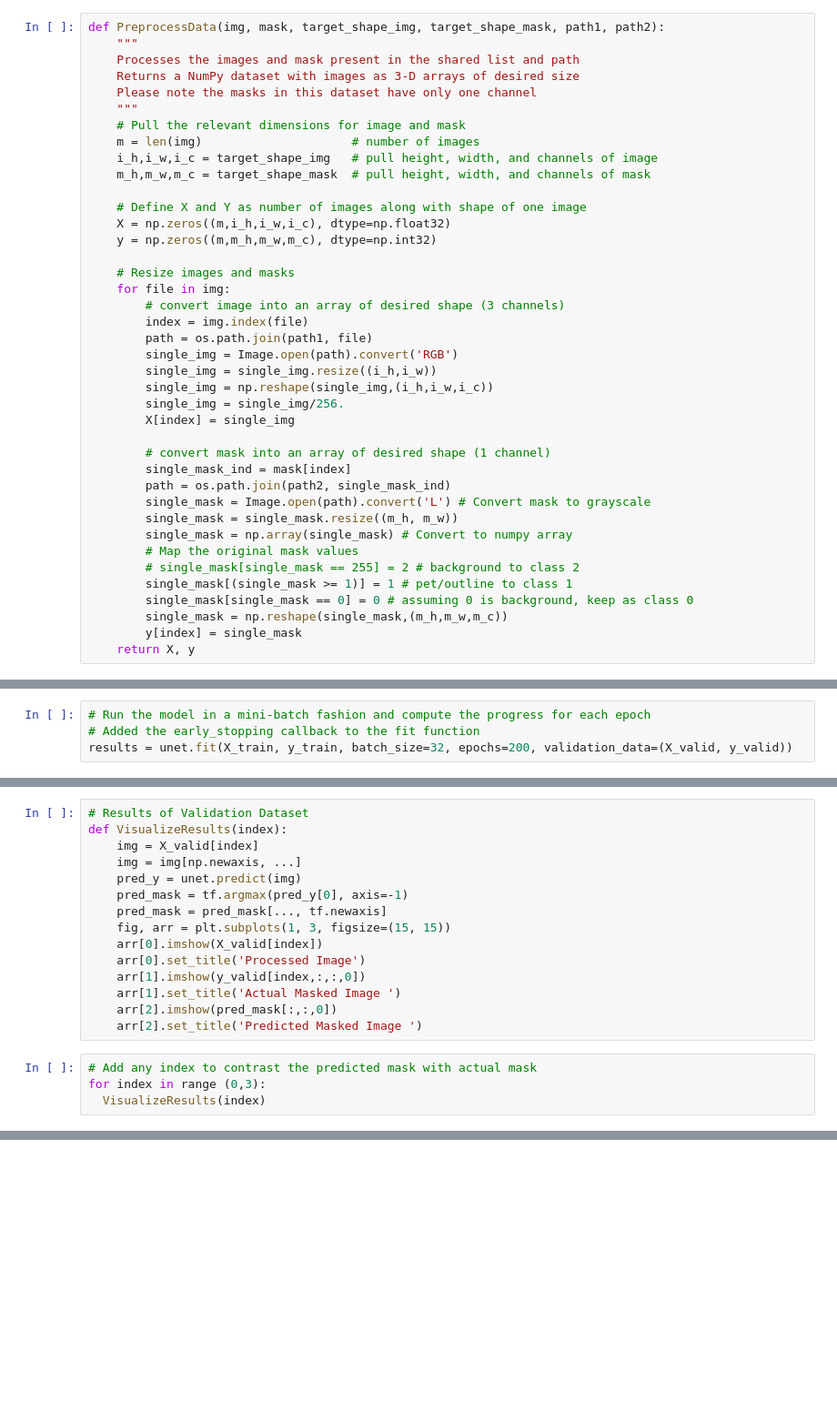
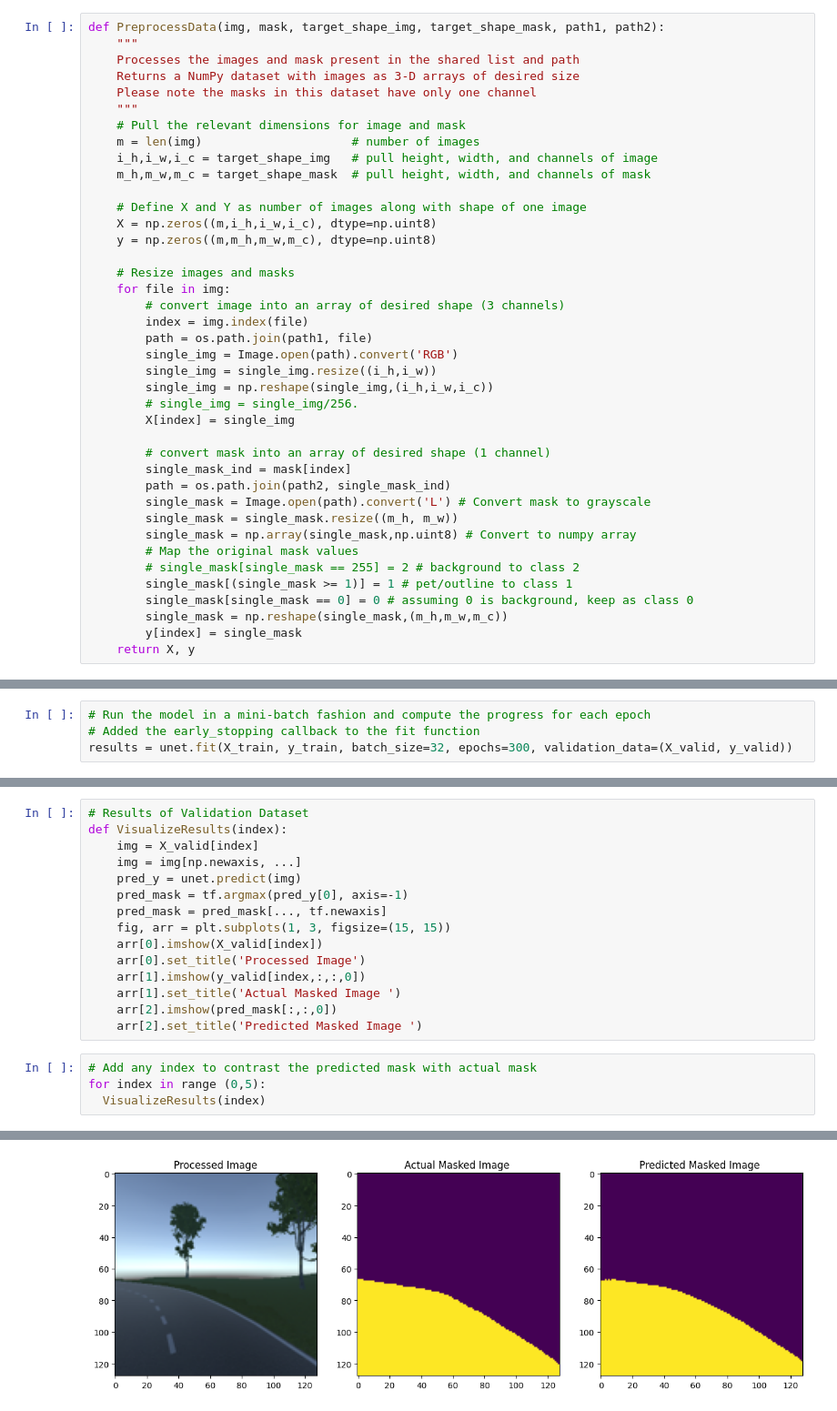
Before and after one commit to Coder0469/UIT_CAR_RACING_H3K, a Jupyter notebook: U_Net_for_Image_Segmentation_From_Scratch_Using_TensorFlow_v4.ipynb, the cells around one changed output, grey strips where cells are left out. Shown at 91% size. Drawn from its saved outputs; the diff is of its cells as text; blank space fills up the shorter version.

```diff
--- a/U_Net_for_Image_Segmentation_From_Scratch_Using_TensorFlow_v4.ipynb
+++ b/U_Net_for_Image_Segmentation_From_Scratch_Using_TensorFlow_v4.ipynb
@@ -107,8 +107,8 @@ def PreprocessData(img, mask, target_shape_img, target_shape_mask, path1, path2)
     m_h,m_w,m_c = target_shape_mask  # pull height, width, and channels of mask
 
     # Define X and Y as number of images along with shape of one image
-    X = np.zeros((m,i_h,i_w,i_c), dtype=np.float32)
-    y = np.zeros((m,m_h,m_w,m_c), dtype=np.int32)
+    X = np.zeros((m,i_h,i_w,i_c), dtype=np.uint8)
+    y = np.zeros((m,m_h,m_w,m_c), dtype=np.uint8)
 
     # Resize images and masks
     for file in img:
@@ -118,7 +118,7 @@ def PreprocessData(img, mask, target_shape_img, target_shape_mask, path1, path2)
         single_img = Image.open(path).convert('RGB')
         single_img = single_img.resize((i_h,i_w))
         single_img = np.reshape(single_img,(i_h,i_w,i_c))
-        single_img = single_img/256.
+        # single_img = single_img/256.
         X[index] = single_img
 
         # convert mask into an array of desired shape (1 channel)
@@ -126,7 +126,7 @@ def PreprocessData(img, mask, target_shape_img, target_shape_mask, path1, path2)
         path = os.path.join(path2, single_mask_ind)
         single_mask = Image.open(path).convert('L') # Convert mask to grayscale
         single_mask = single_mask.resize((m_h, m_w))
-        single_mask = np.array(single_mask) # Convert to numpy array
+        single_mask = np.array(single_mask,np.uint8) # Convert to numpy array
         # Map the original mask values
         # single_mask[single_mask == 255] = 2 # background to class 2
         single_mask[(single_mask >= 1)] = 1 # pet/outline to class 1
@@ -374,5 +374,5 @@ unet.compile(optimizer=tf.keras.optimizers.Adam(),
 # %%
 # Run the model in a mini-batch fashion and compute the progress for each epoch
 # Added the early_stopping callback to the fit function
-results = unet.fit(X_train, y_train, batch_size=32, epochs=200, validation_data=(X_valid, y_valid))
+results = unet.fit(X_train, y_train, batch_size=32, epochs=300, validation_data=(X_valid, y_valid))
 # %% [output]
@@ -440,6 +446,6 @@ def VisualizeResults(index):
     arr[2].set_title('Predicted Masked Image ')
 # %%
 # Add any index to contrast the predicted mask with actual mask
-for index in range (0,3):
+for index in range (0,5):
   VisualizeResults(index)
 # %% [output]
@@ -446,0 +457 @@ NameError: name 'X_valid' is not defined
+[figure, added]
```
Also changed, not shown: parts of 7 cells of this notebook.
